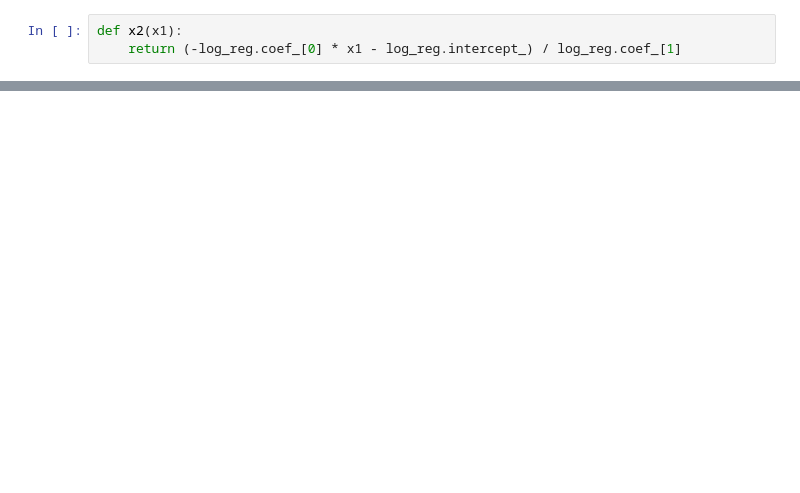
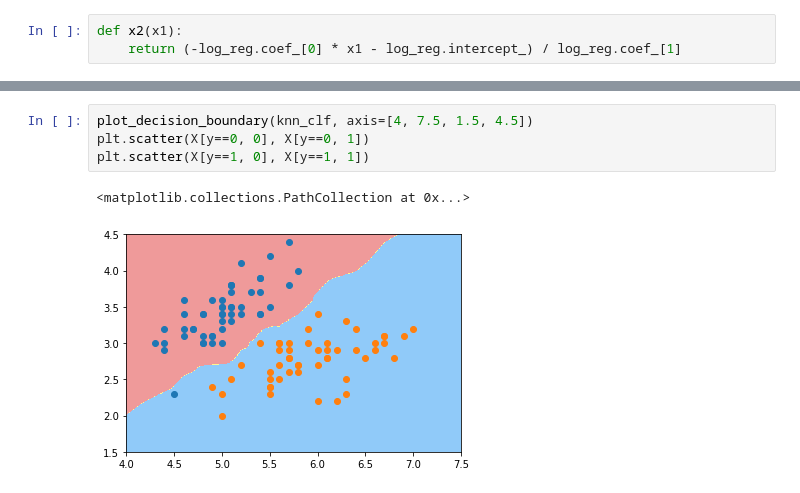
Before and after one commit to NovemberChopin/machine-learning, a Jupyter notebook: ML-Base-MOOC/chapt-7 Logistic Regression/02-Logistic Regression(2).ipynb, the cells around one changed output, grey strips where cells are left out. Saved outputs shown, nothing was run; the diff lists cells and outputs as text; blank space fills up the shorter version.

```diff
--- a/ML-Base-MOOC/chapt-7 Logistic Regression/02-Logistic Regression(2).ipynb
+++ b/ML-Base-MOOC/chapt-7 Logistic Regression/02-Logistic Regression(2).ipynb
@@ -95,0 +141,7 @@ plt.plot(x1_plot, x2_plot)
+# %%
+plot_decision_boundary(knn_clf, axis=[4, 7.5, 1.5, 4.5])
+plt.scatter(X[y==0, 0], X[y==0, 1])
+plt.scatter(X[y==1, 0], X[y==1, 1])
+# %% [output]
+<matplotlib.collections.PathCollection at 0x...>
+[figure, added]
```
Also changed, not shown: parts of 16 cells of this notebook.
